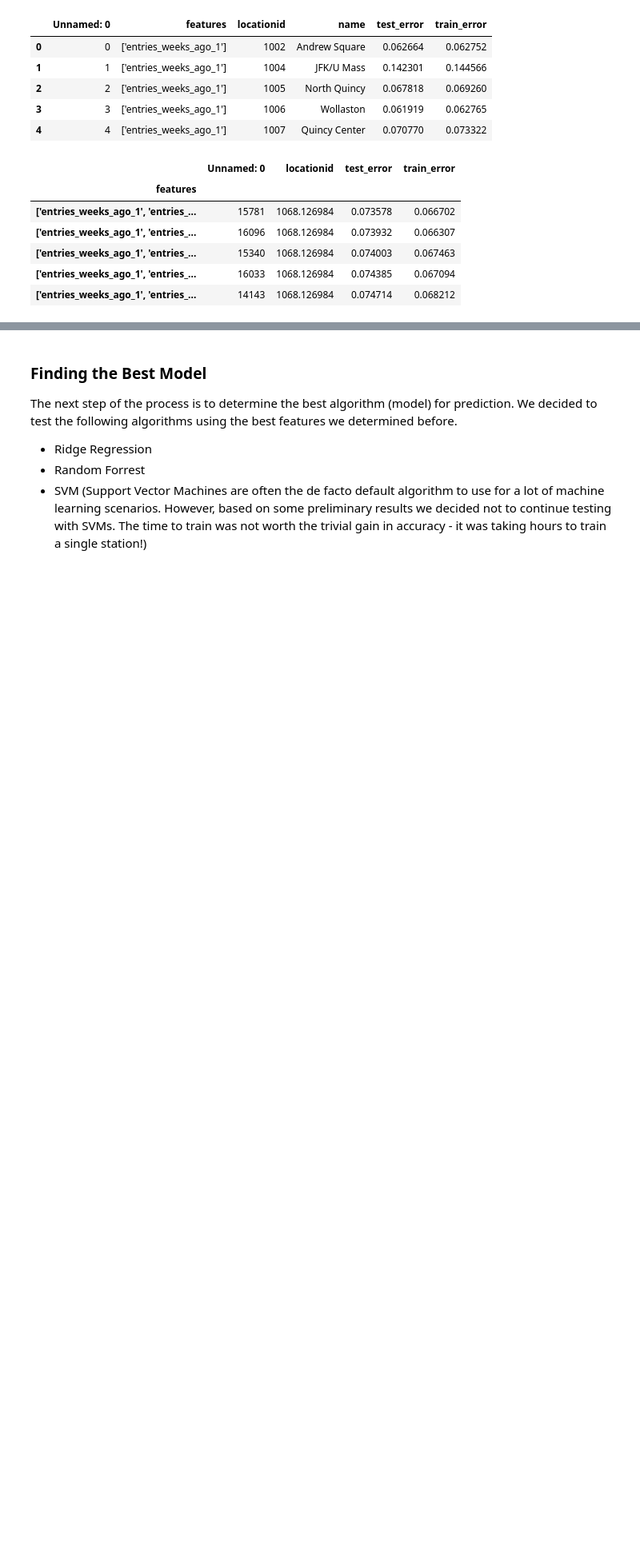
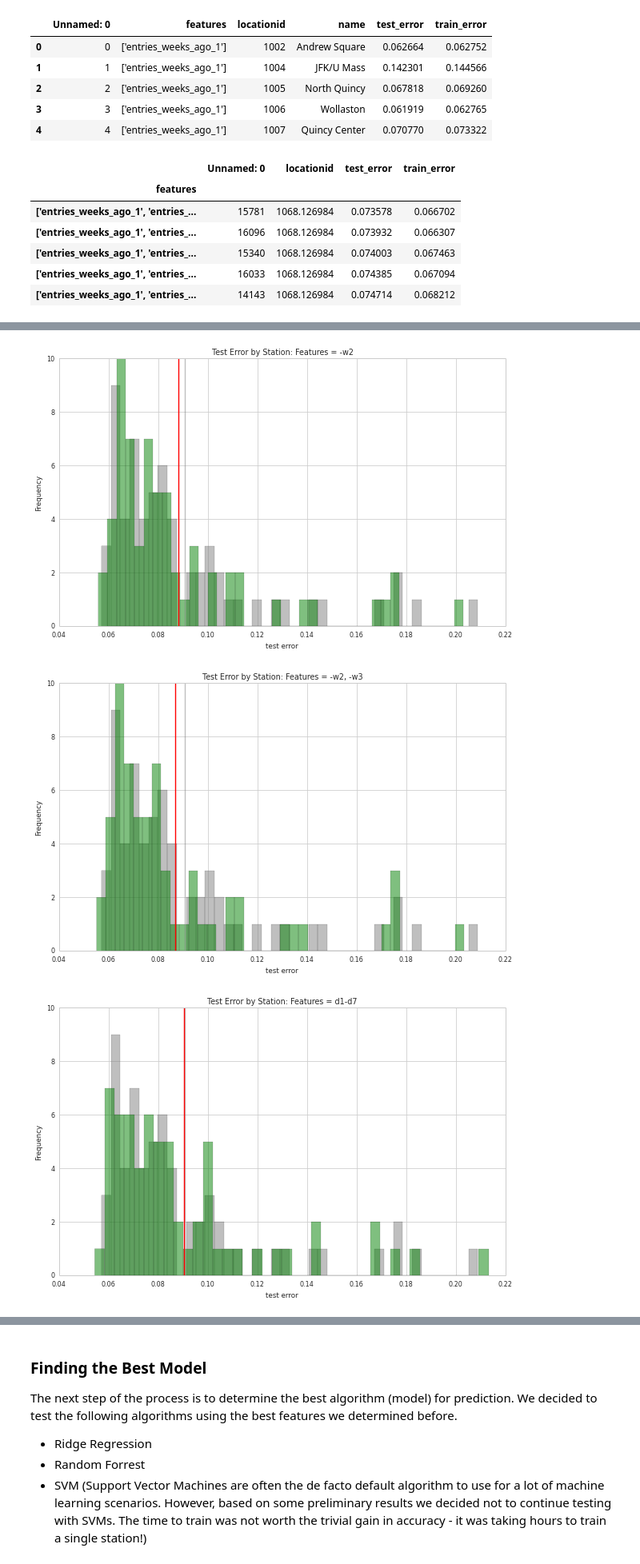
Before and after one commit to azampagl/harvard-capstone, a Jupyter notebook: src/release/Prediction.ipynb, the cells around one changed output, grey strips where cells are left out. Shown at 80% size. Saved outputs shown, nothing was run; the diff lists cells and outputs as text; code cells hidden in the pictures; blank space fills up the shorter version.

```diff
--- a/src/release/Prediction.ipynb
+++ b/src/release/Prediction.ipynb
@@ -407,0 +524,25 @@ grouped.head()
+# %%
+#plot histograms of feature subsets
+baseline = model_data[model_data['features'] == target_features[0]]
+
+for i in range(1,len(target_features)):
+
+    sf = model_data[model_data['features'] == target_features[i]]
+
+    # Plot distribution of entries.
+    plt.figure(figsize=(10,6))
+    plt.hist(baseline.test_error, bins=40, color= 'gray', alpha=.5)
+    plt.hist(sf.test_error.values, bins=40, color= 'green', alpha=.5)
+
+    plt.vlines(baseline.test_error.mean(),0,10,colors='gray', alpha=.5)
+    plt.vlines(sf.test_error.mean(),0,10,colors='r')
+
+    plt.title('Test Error by Station: Features = ' + labels[i])
+    plt.xlabel('test error') ; plt.ylabel('Frequency')
+    plt.ylim([0,10])
+
+    plt.show()
+# %% [output]
+[figure, added]
+[figure, added]
+[figure, added]
```
Also changed, not shown: parts of 10 cells of this notebook.
